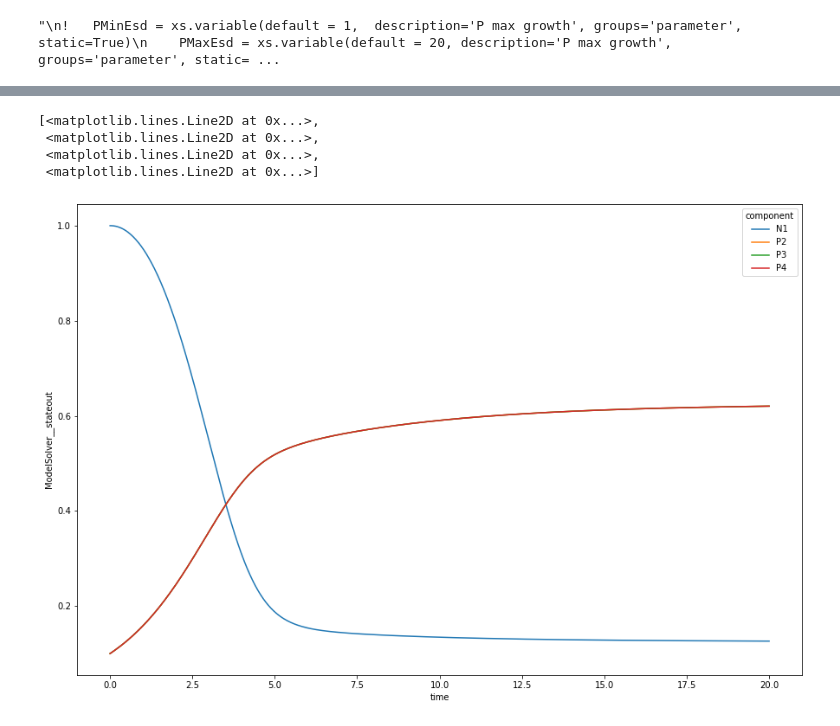
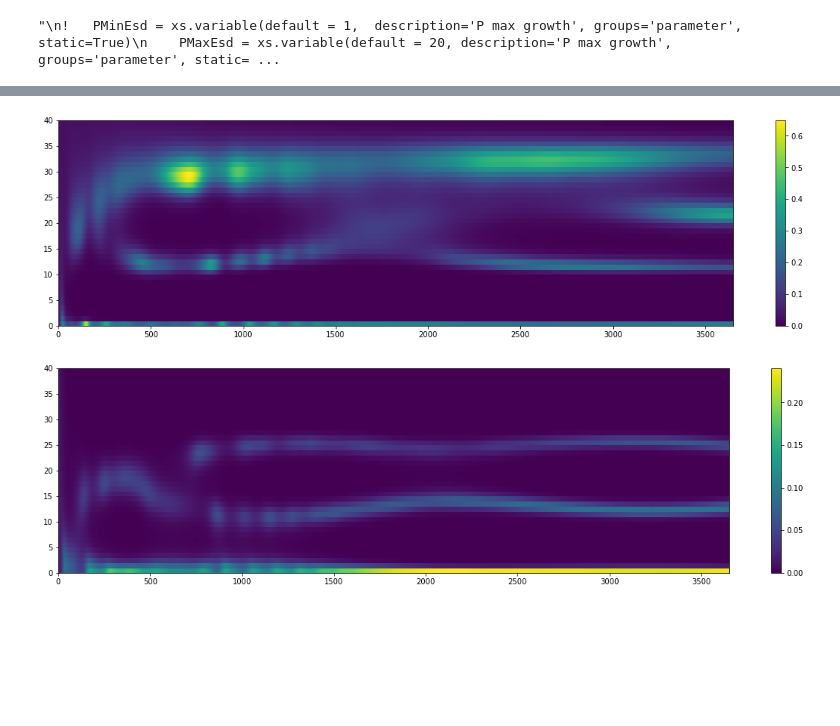
Before and after one commit to ben1post/kaweahcode, a Jupyter notebook: xarray-simlab-experiments/ASTroCAT_clone_01.ipynb, the cells around one changed output, grey strips where cells are left out. Drawn from its saved outputs; the diff is of its cells as text; code cells hidden in the pictures; blank space fills up the shorter version.

```diff
--- a/xarray-simlab-experiments/ASTroCAT_clone_01.ipynb
+++ b/xarray-simlab-experiments/ASTroCAT_clone_01.ipynb
@@ -302,7 +306,7 @@ modmod = xs.Model({'env':Chemostat, 'N':Nutrient, 'P':Phytoplankton, 'Z':Zooplan
 mom_in = xs.create_setup(
         model=modmod,
     clocks={
-         'time': np.linspace(1,365,100*365)  # 20,1000)
+         'time': np.linspace(1,365,365*10)  # 20,1000)
      },
     input_vars={
         'P__initVal':1,
@@ -342,2 +362,2 @@ mom_out.to_netcdf('ASTroCAT_1y_x100res.nc')
 # %%
-mom_out4 = mom_out.set_index(component = 'env__component')
+model_out2 = mom_out.set_index(component = 'env__component')
@@ -345,0 +364,7 @@ mom_out4 = mom_out.set_index(component = 'env__component')
+# %%
+#mom_out2 = mom_out.set_index(component = 'env__component')
+P_out = model_out2.env__stateout[:,1:41].T
+Z_out = model_out2.env__stateout[:,41:81].T
+N_out = model_out2.env__stateout[:,0]
+#plt.show()
+P_out
@@ -346,2 +389,2 @@ mom_out4 = mom_out.set_index(component = 'env__component')
 # %%
-plt.rcParams['figure.figsize'] = [10, 5]
+plt.rcParams['figure.figsize'] = [20, 5]
@@ -487,8 +391,12 @@ Data variables:
-# %%
-out2.ModelSolver__stateout.plot.line(x='time')
-# %% [output]
-[<matplotlib.lines.Line2D at 0x...>,
- <matplotlib.lines.Line2D at 0x...>,
- <matplotlib.lines.Line2D at 0x...>,
- <matplotlib.lines.Line2D at 0x...>]
-[figure, removed]
+# %%
+plt.pcolor(P_out)
+plt.colorbar()
+plt.show()
+# %% [output]
+[figure, added]
+# %%
+plt.pcolor(Z_out)
+plt.colorbar()
+plt.show()
+# %% [output]
+[figure, added]
```
Also changed, not shown: parts of 22 cells of this notebook, 2 other files.
